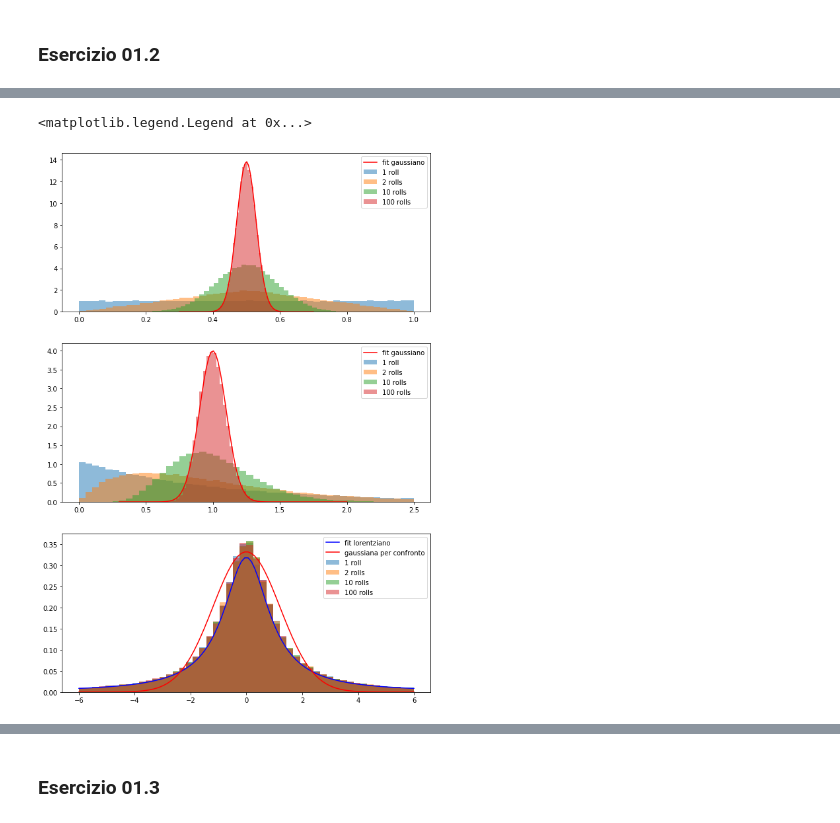
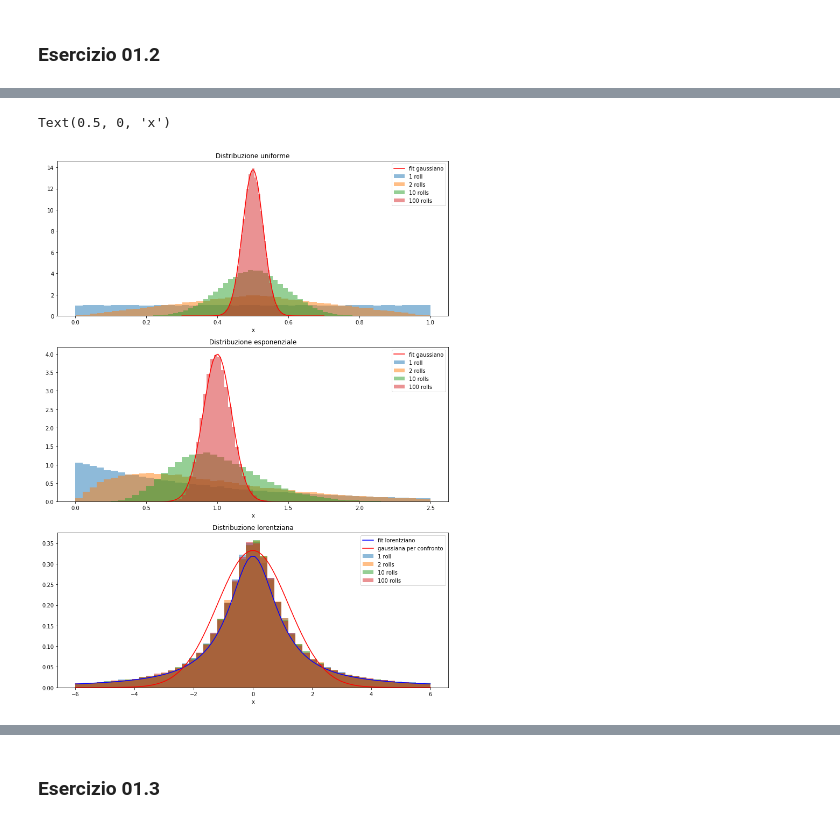
Before and after one commit to dariopullia/Numerical_Simulations_Lab, a Jupyter notebook: 01/Lezione1.ipynb, the cells around one changed output, grey strips where cells are left out. Saved outputs shown, nothing was run; the diff lists cells and outputs as text; code cells hidden in the pictures.

```diff
--- a/01/Lezione1.ipynb
+++ b/01/Lezione1.ipynb
@@ -87,7 +103,7 @@ Ripetiamo l'operazione nel caso di distribuzione uniforme, lorentziana ed espone
 unif1, unif2, unif10, unif100, exp1, exp2, exp10, exp100,lorentz1, lorentz2, lorentz10, lorentz100 = np.loadtxt("data02/data02.dat", usecols=(0,1,2,3,4,5,6,7,8,9,10,11), delimiter=' ', unpack='true')
 n_bins=50
 
-fig, axs = plt.subplots(3,figsize=(10,15))
+fig, axs = plt.subplots(3,figsize=(13,18))
 
 #PRIMA FIGURA
 axs[0].hist(unif1, n_bins, alpha=0.5, label='1 roll', density='true')
@@ -100,36 +116,42 @@ x = np.linspace(0.3,0.7, 100) # estremi di x, passi
 y = norm.pdf(x, *parameter) # calcola p(x)
 axs[0].plot(x, y, color = 'r', linestyle = '-',label='fit gaussiano', alpha = 1)
 axs[0].legend(loc='upper right')
+axs[0].set_title('Distribuzione uniforme')
+axs[0].set_xlabel('x')
 
 
 #SECONDA FIGURA
 axs[1].hist(exp1, n_bins, alpha=0.5, label='1 roll',range=(0,2.5), density='true')
 axs[1].hist(exp2, n_bins, alpha=0.5, label='2 rolls',range=(0,2.5), density='true')
 axs[1].hist(exp10, n_bins, alpha=0.5, label='10 rolls',range=(0,2.5), density='true')
 axs[1].hist(exp100,2*n_bins, alpha=0.5, label='100 rolls',range=(0,2.5), density='true')
 
 parameter = norm.fit(exp100) # fit normale
 x = np.linspace(0.3,2, 100) # estremi di x, passi
 y = norm.pdf(x, *parameter) # calcola p(x)
 axs[1].plot(x, y, color = 'r', linestyle = '-',label='fit gaussiano', alpha = 1)
 axs[1].legend(loc='upper right')
+axs[1].set_title('Distribuzione esponenziale')
+axs[1].set_xlabel('x')
 
 #TERZA FIGURA
 axs[2].hist(lorentz1, n_bins, alpha=0.5, label='1 roll',range=(-6,6), density='true')
 axs[2].hist(lorentz2, n_bins, alpha=0.5, label='2 rolls',range=(-6,6), density='true')
 axs[2].hist(lorentz10, n_bins, alpha=0.5, label='10 rolls',range=(-6,6), density='true')
 axs[2].hist(lorentz100, n_bins, alpha=0.5, label='100 rolls',range=(-6,6), density='true')
 
 parameter = cauchy.fit(lorentz100) # fit lorentziano
 x = np.linspace(-6,6, 100) # estremi di x, passi
 y = cauchy.pdf(x, *parameter) # calcola p(x)
 axs[2].plot(x, y, color = 'b', linestyle = '-',label='fit lorentziano', alpha = 1)
 y = norm.pdf(x, *(0,1.2)) #Per confronto, disegno sopra una gaussiana. I parametri sono messi "ad occhio"
 
 axs[2].plot(x, y, color = 'r', linestyle = '-',label='gaussiana per confronto', alpha = 1)
 axs[2].legend(loc='upper right')
+axs[2].set_title('Distribuzione lorentziana')
+axs[2].set_xlabel('x')
 # %% [output]
-<matplotlib.legend.Legend at 0x...>
+Text(0.5, 0, 'x')
-[figure, old version]
+[figure, new version]
 # %% [markdown]
 Come previsto, i blocchi di dimensione 1 ricalcano la distribuzione da cui sono estratti. Al contrario i blocchi di dimensione 100 risultano convergere a distribuzioni gaussiane sia nel caso uniforme sia nel caso esponenziale. Il caso lorentziano non converge a una distribuzione gaussiana perchè non rispetta le ipotesi del Teorema! Infatti è una distribuzione con **varianza infinita**.
```
Also changed, not shown: parts of 7 cells of this notebook, 8 other files.
